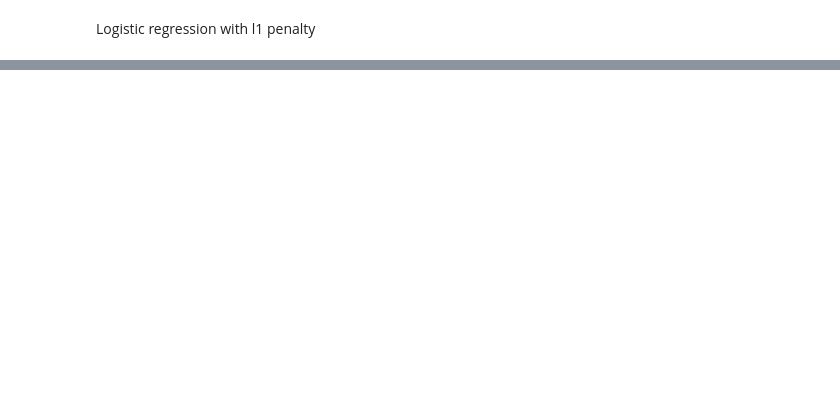
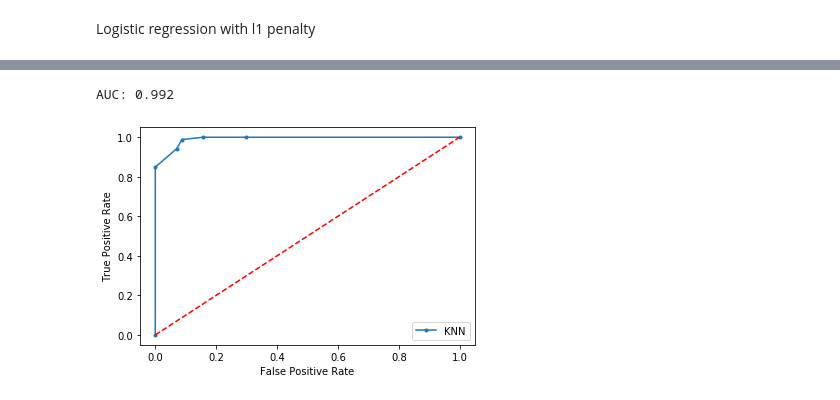
Before and after one commit to ysjbluemoon/Data-Mining, a Jupyter notebook: Final Project/Final Project.ipynb, the cells around one changed output, grey strips where cells are left out. Drawn from its saved outputs; the diff is of its cells as text; code cells hidden in the pictures; blank space fills up the shorter version.

```diff
--- a/Final Project/Final Project.ipynb
+++ b/Final Project/Final Project.ipynb
@@ -190,0 +268,15 @@ ValueError: Shape of passed values is (1, 16), indices imply (1, 30)
+# %%
+from sklearn.neighbors import KNeighborsClassifier
+# Notice that I'm using a Classifier here (as opposed to the Regressor we used in PART 1)
+
+knn = KNeighborsClassifier().fit(x_train, y_train)
+
+print("KNN CLASSIFER (SCALED DATA)")
+print("Training set score: {:.3f}".format(knn.score(x_train, y_train)))
+print("Test set score: {:.3f}".format(knn.score(x_test, y_test)))
+
+# Kfold Cross Validation
+print("Mean Cross Validation, KFold: {:.3f}".format(np.mean(cross_val_score(knn, x_train, y_train, cv=kfold))))
+
+# Wine type prediction from test set (I'll use this later)
+y_pred = knn.predict(x_test)
@@ -190,0 +309,26 @@ ValueError: Shape of passed values is (1, 16), indices imply (1, 30)
+# %%
+from sklearn import metrics
+probs = knn.predict_proba(x_test)
+preds = probs[:,1]
+
+
+#fpr, tpr, thresholds = metrics.roc_curve(y, scores, pos_label=2)
+fpr, tpr, thresholds = metrics.roc_curve(y_test, preds)
+#lr_fpr, lr_tpr, thresholds = metrics.roc_curve(y_test, preds)
+# calculate AUC
+auc = metrics.roc_auc_score(y_test, preds)
+print('AUC: %.3f' % auc)
+
+#pyplot.plot(ns_fpr, ns_tpr, linestyle='--', label='No Skill')
+plt.plot(fpr, tpr, marker='.', label='KNN')
+plt.plot([0, 1], [0, 1],'r--')
+# axis labels
+plt.xlabel('False Positive Rate')
+plt.ylabel('True Positive Rate')
+# show the legend
+plt.legend()
+# show the plot
+plt.show()
+# %% [output]
+AUC: 0.992
+[figure, added]
```
Also changed, not shown: parts of 12 cells of this notebook.
